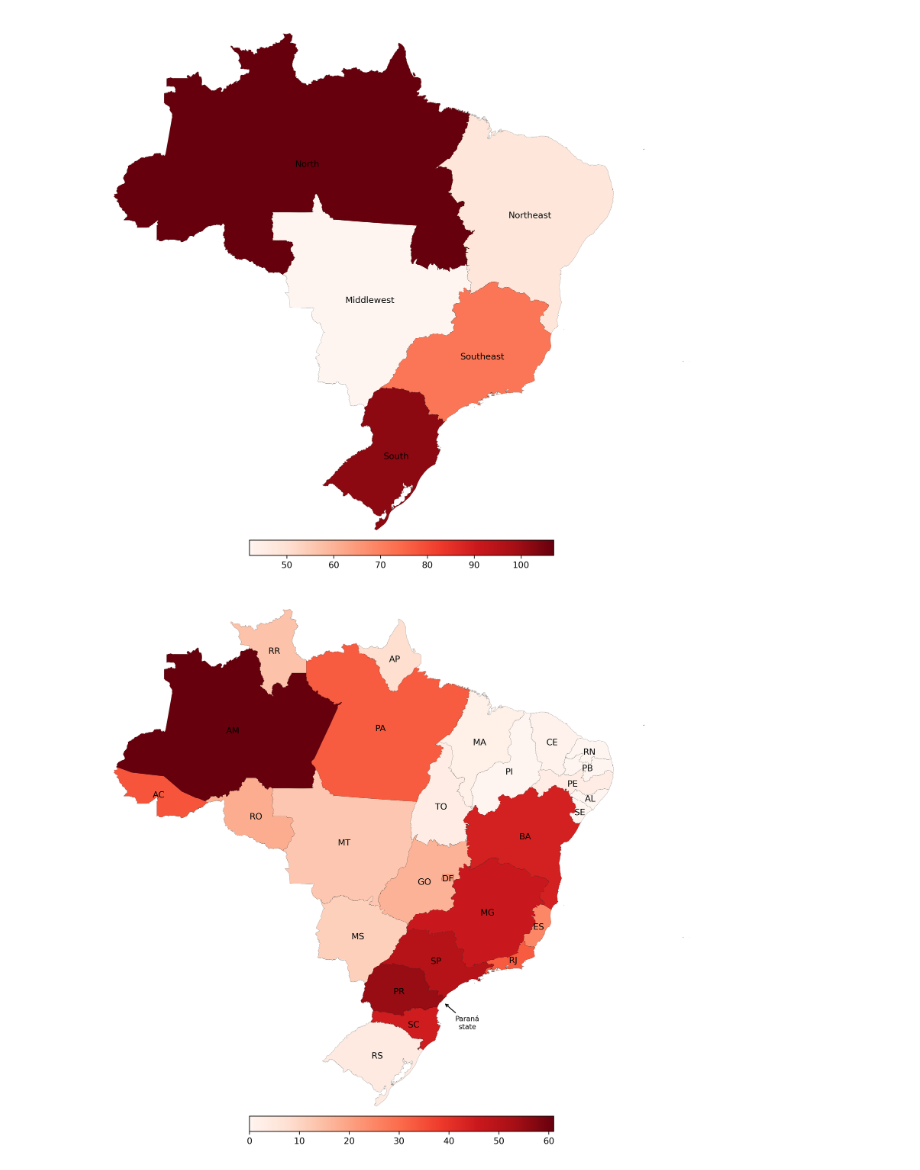
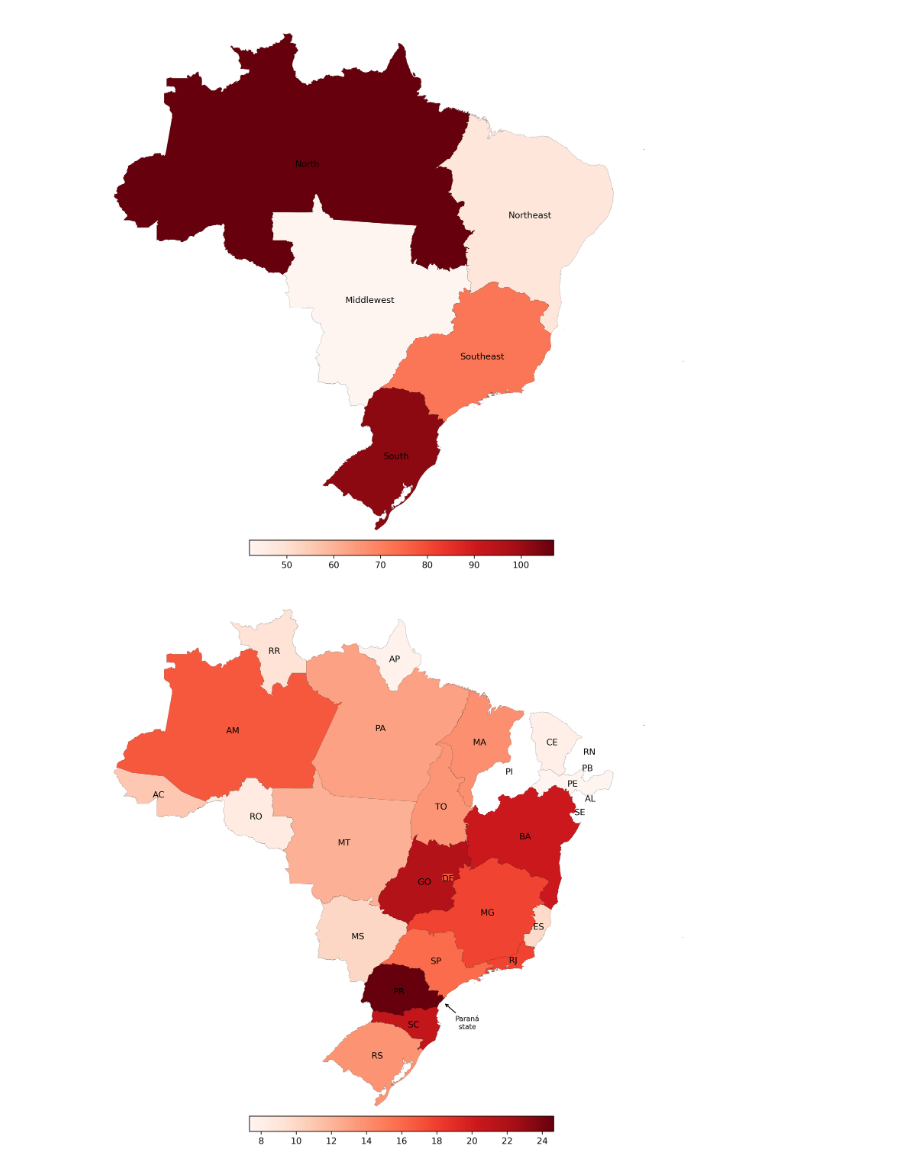
Before and after one commit to xaaaandao/piperaceae-sql, a Jupyter notebook: plots/plots.ipynb, the cells around one changed output. Cells and saved outputs as stored; diff of their text form; code cells hidden in the pictures.

```diff
--- a/plots/plots.ipynb
+++ b/plots/plots.ipynb
@@ -153,7 +153,7 @@ for uf in sorted(list_uf):
     total = np.sum([c for c in list_count_samples])
     print('total of images: %d total of levels: %d' % (total, len(list_level)))
     list_level_states_total.append(len(list_level))
-    list_count_states_total.append(total)
+    list_count_states_total.append(total/len(list_level))
 
 states['level']=list_level_states_total
 states['total']=list_count_states_total
@@ -193,25 +197,25 @@ plt.tight_layout()
 [figure]
 # %%
 fig, ax = plt.subplots(figsize=(10,10), dpi=300, sharex=True, sharey=False)
-states.plot(column='level', cmap='Reds', legend=True, ax=ax,
+states.plot(column='total', cmap='Reds', legend=True, ax=ax,
              linewidth=0.1, edgecolor='0.1',
              legend_kwds={'shrink':0.5, 'pad': 0.0, 'orientation':'horizontal'})
 states.apply(lambda x: ax.annotate(text=x['abbrev_state'],
                                        xy=np.subtract(x.geometry.centroid.coords[0], (0, 0.32)),
                                        ha='center', fontsize=10), axis=1)
 
 x, y, arrow_length = 0.57, 0.22, 0.04
 ax.annotate('Paraná\nstate', xy=(x, y), xytext=(x+arrow_length, y-arrow_length),
             arrowprops={'facecolor':'black', 'arrowstyle':'->'},
             ha='center', va='center', fontsize=8,
             xycoords=ax.transAxes)
 
 ax.margins(0.02)
 ax.set_aspect('equal')
 ax.axis('off')
 plt.tight_layout()
 # %% [output]
-[figure, old version]
+[figure, new version]
 # %%
 session.close()
 engine.dispose()
```
Also changed, not shown: parts of 2 cells of this notebook.
